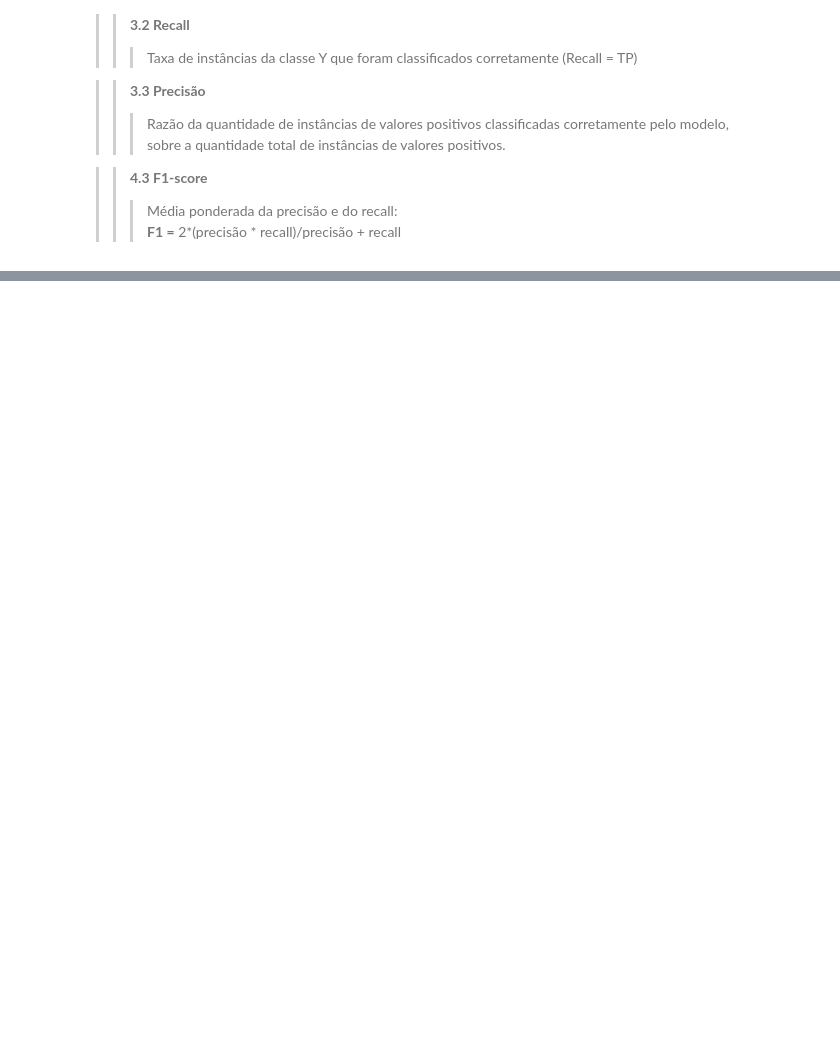
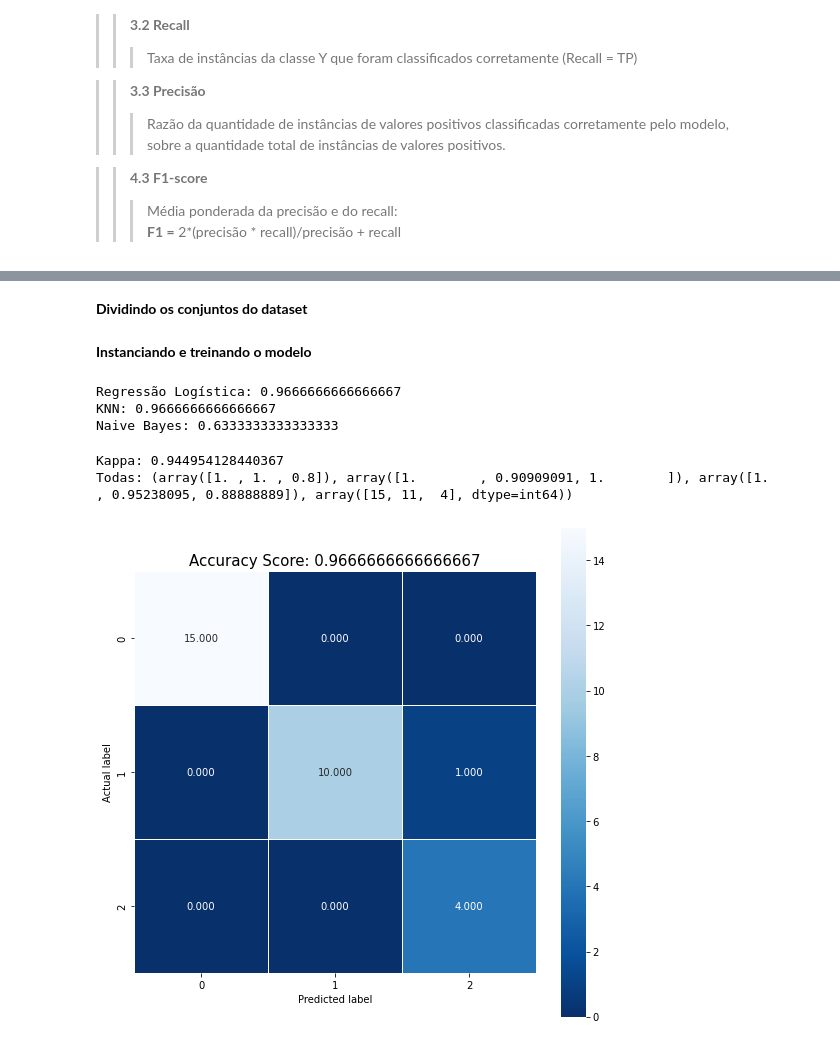
Before and after one commit to hinessacaminha/mentoring-ml, a Jupyter notebook: Aula04-Classificadores.ipynb, the cells around one changed output, grey strips where cells are left out. Drawn from its saved outputs; the diff is of its cells as text; code cells hidden in the pictures; blank space fills up the shorter version.

```diff
--- a/datasets/Aula04-Classificadores.ipynb
+++ b/Aula04-Classificadores.ipynb
@@ -57,0 +107,2 @@
+# %% [markdown]
+**Dividindo os conjuntos do dataset**
@@ -57,0 +112,42 @@
+# %%
+x_train, x_test, y_train, y_test = train_test_split(X, Y, test_size = 0.2)
+# %% [markdown]
+**Instanciando e treinando o modelo**
+# %%
+log_reg = LogisticRegression()
+knn = KNeighborsClassifier()
+naive = MultinomialNB()
+model_reg = log_reg.fit(x_train,y_train)
+model_knn = knn.fit(x_train,y_train)
+model_naive = naive.fit(x_train,y_train)
+# %%
+pred_log_reg = model_reg.predict(x_test)
+pred_knn = model_knn.predict(x_test)
+pred_naive = model_naive.predict(x_test)
+# %%
+print("Regressão Logística:", model_reg.score(x_test, y_test))
+print("KNN:", model_knn.score(x_test, y_test))
+print("Naive Bayes:", model_naive.score(x_test, y_test))
+# %% [output]
+Regressão Logística: 0.9666666666666667
+KNN: 0.9666666666666667
+Naive Bayes: 0.6333333333333333
+# %%
+print("Kappa:", metrics.cohen_kappa_score(y_test, pred_log_reg))
+print("Todas:", metrics.precision_recall_fscore_support(y_test, pred_log_reg))
+# %% [output]
+Kappa: 0.944954128440367
+Todas: (array([1. , 1. , 0.8]), array([1.        , 0.90909091, 1.        ]), array([1.        , 0.95238095, 0.88888889]), array([15, 11,  4], dtype=int64))
+# %%
+matrix = metrics.confusion_matrix(y_test, pred_log_reg)
+matrix_bayes = metrics.confusion_matrix(y_test, pred_naive)
+matrix_knn = metrics.confusion_matrix(y_test, pred_log_knn)
+# %%
+plt.figure(figsize=(9,9))
+sns.heatmap(matrix, annot=True, fmt=".3f", linewidths=.5, square = True, cmap = 'Blues_r');
+plt.ylabel('Actual label');
+plt.xlabel('Predicted label');
+all_sample_title = 'Accuracy Score: {0}'.format(model_reg.score(x_test, y_test))
+plt.title(all_sample_title, size = 15);
+# %% [output]
+[figure, added]
```
Also changed, not shown: parts of 11 cells of this notebook, 7 other files.
